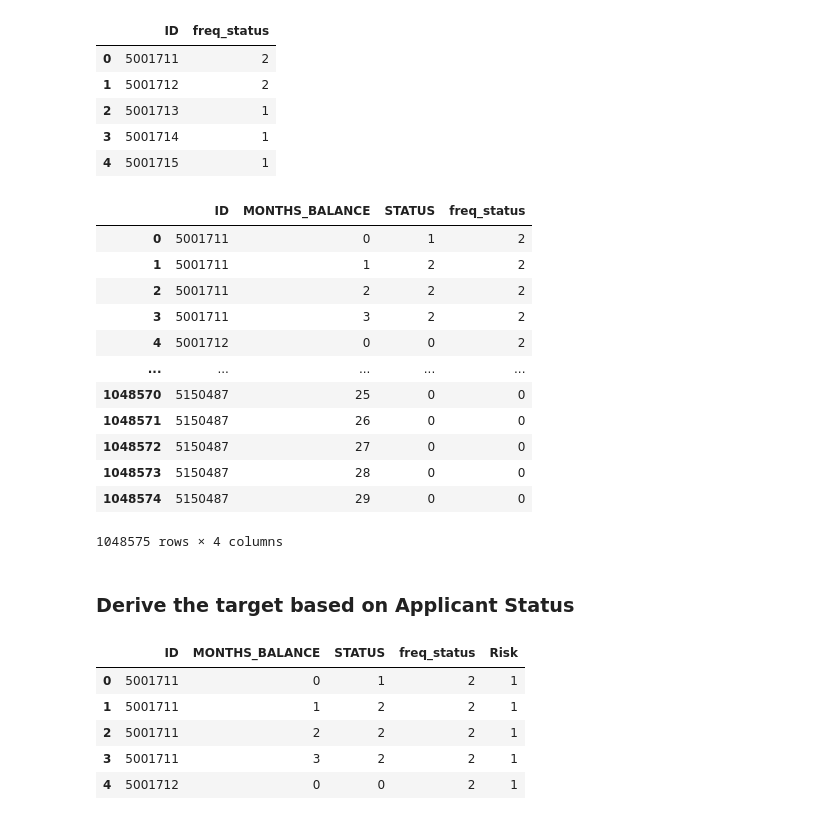
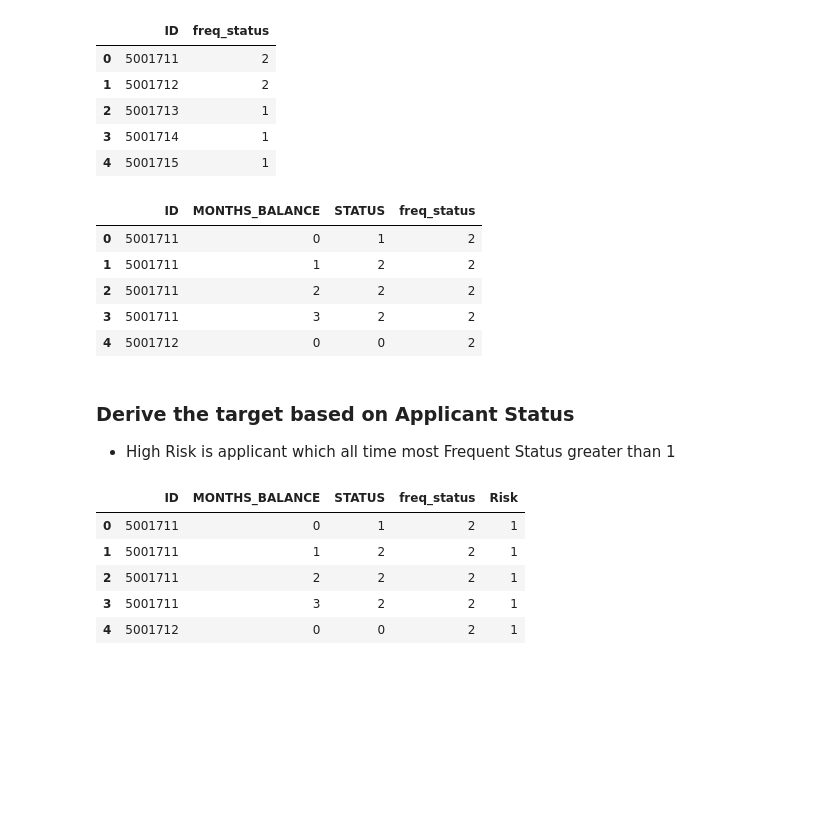
Before and after one commit to muhammed1k/Credit_Card_Approval_Analysis, a Jupyter notebook: Credit_Card_Approval_Analysis.ipynb, the cells around one changed output. Saved outputs shown, nothing was run; the diff lists cells and outputs as text; code cells hidden in the pictures; blank space fills up the shorter version.

```diff
--- a/Credit_Card_Approval_Analysis.ipynb
+++ b/Credit_Card_Approval_Analysis.ipynb
@@ -16,6 +19,6 @@ Loading the data Files
 # %%
-application_details = pd.read_csv('data/application_record.csv')
-application_history = pd.read_csv('data/credit_record.csv')
+application_details = pd.read_csv('backend/data/application_record.csv')
+application_history = pd.read_csv('backend/data/credit_record.csv')
 
 display(application_details.head(),application_history.head())
 # %% [output]
@@ -683,23 +773,17 @@ stats_freq.head()
 # %%
 application_history_copy = application_history_copy.merge(stats_freq,how='inner',on='ID')
 # %%
-application_history_copy
+application_history_copy.head()
 # %% [output]
 |  | ID | MONTHS_BALANCE | STATUS | freq_status |
 | 0 | 5001711 | 0 | 1 | 2 |
 | 1 | 5001711 | 1 | 2 | 2 |
 | 2 | 5001711 | 2 | 2 | 2 |
 | 3 | 5001711 | 3 | 2 | 2 |
 | 4 | 5001712 | 0 | 0 | 2 |
-| ... | ... | ... | ... | ... |
-| 1048570 | 5150487 | 25 | 0 | 0 |
-| 1048571 | 5150487 | 26 | 0 | 0 |
-| 1048572 | 5150487 | 27 | 0 | 0 |
-| 1048573 | 5150487 | 28 | 0 | 0 |
-| 1048574 | 5150487 | 29 | 0 | 0 |
-1048575 rows × 4 columns
 # %% [markdown]
 ### Derive the target based on Applicant Status
+- High Risk is applicant which all time most Frequent Status greater than 1
 # %%
 application_history_copy['Risk'] = np.where(application_history_copy['freq_status'] >= 2 , 1,0)
 # %%
```
Also changed, not shown: parts of 41 cells of this notebook.
